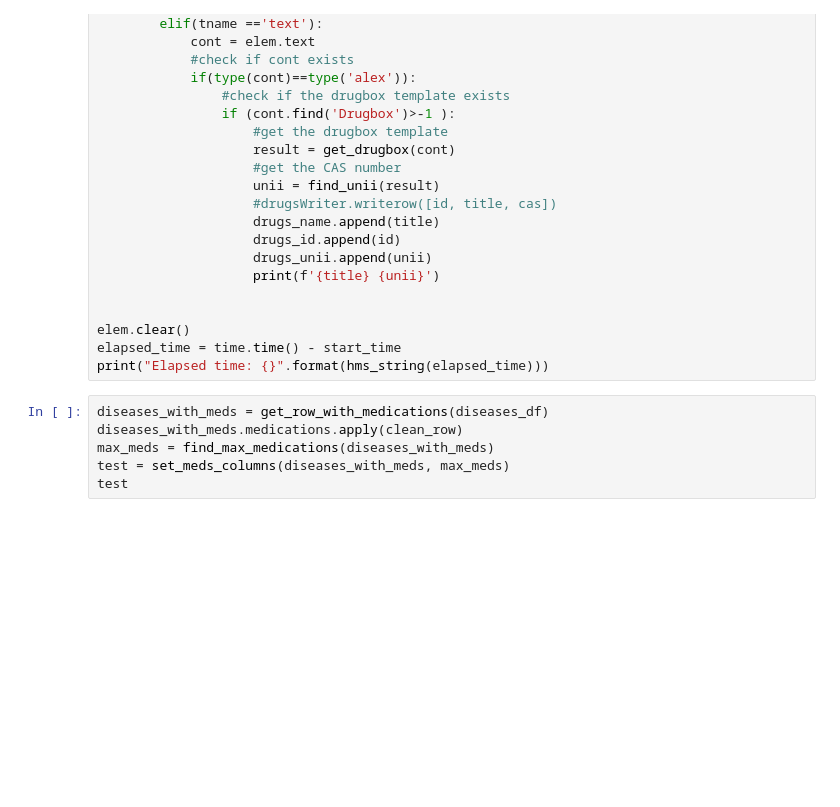
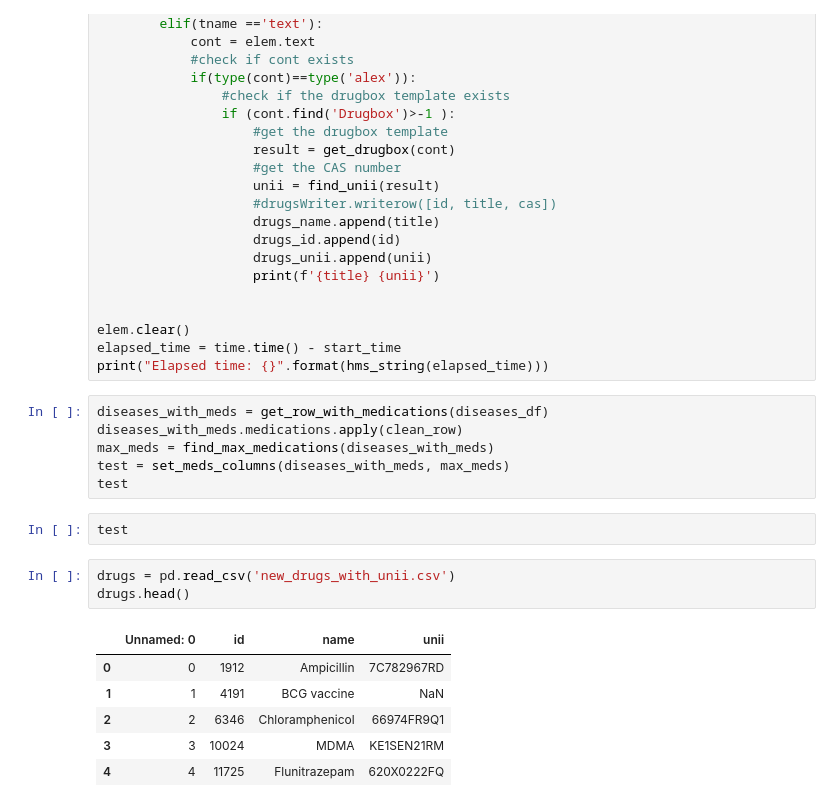
Before and after one commit to AlexAndrei98/Wikipedia-Parser, a Jupyter notebook: Wikipedia Parser Test-Copy1.ipynb, the cells around one changed output. Saved outputs shown, nothing was run; the diff lists cells and outputs as text; blank space fills up the shorter version.

```diff
--- a/Wikipedia Parser Test-Copy1.ipynb
+++ b/Wikipedia Parser Test-Copy1.ipynb
@@ -177,3 +177,15 @@ diseases_with_meds.medications.apply(clean_row)
 max_meds = find_max_medications(diseases_with_meds)
 test = set_meds_columns(diseases_with_meds, max_meds)
 test
+# %%
+test
+# %%
+drugs = pd.read_csv('new_drugs_with_unii.csv')
+drugs.head()
+# %% [output]
+|  | Unnamed: 0 | id | name | unii |
+| 0 | 0 | 1912 | Ampicillin | 7C782967RD |
+| 1 | 1 | 4191 | BCG vaccine | NaN |
+| 2 | 2 | 6346 | Chloramphenicol | 66974FR9Q1 |
+| 3 | 3 | 10024 | MDMA | KE1SEN21RM |
+| 4 | 4 | 11725 | Flunitrazepam | 620X0222FQ |
```
Also changed, not shown: parts of 2 cells of this notebook, 3 other files.
